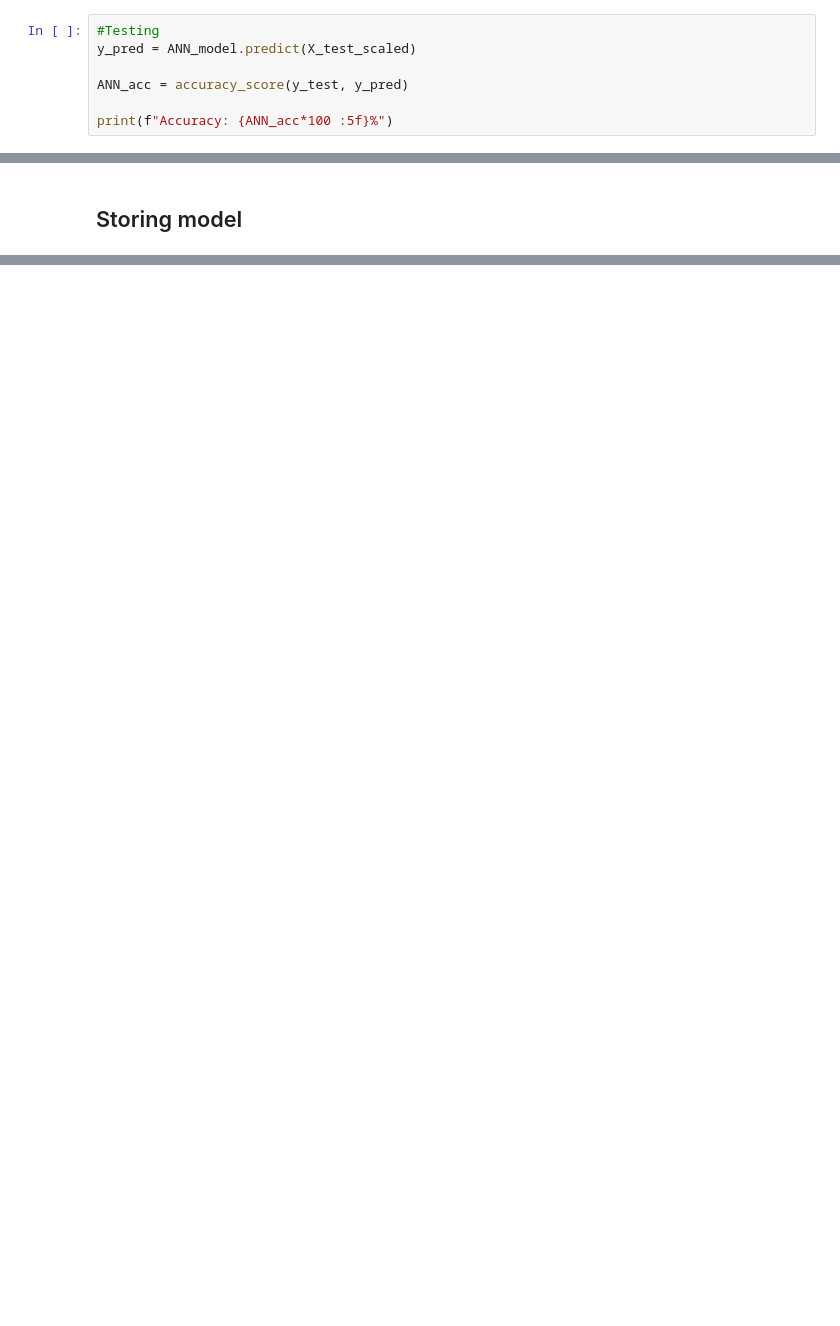
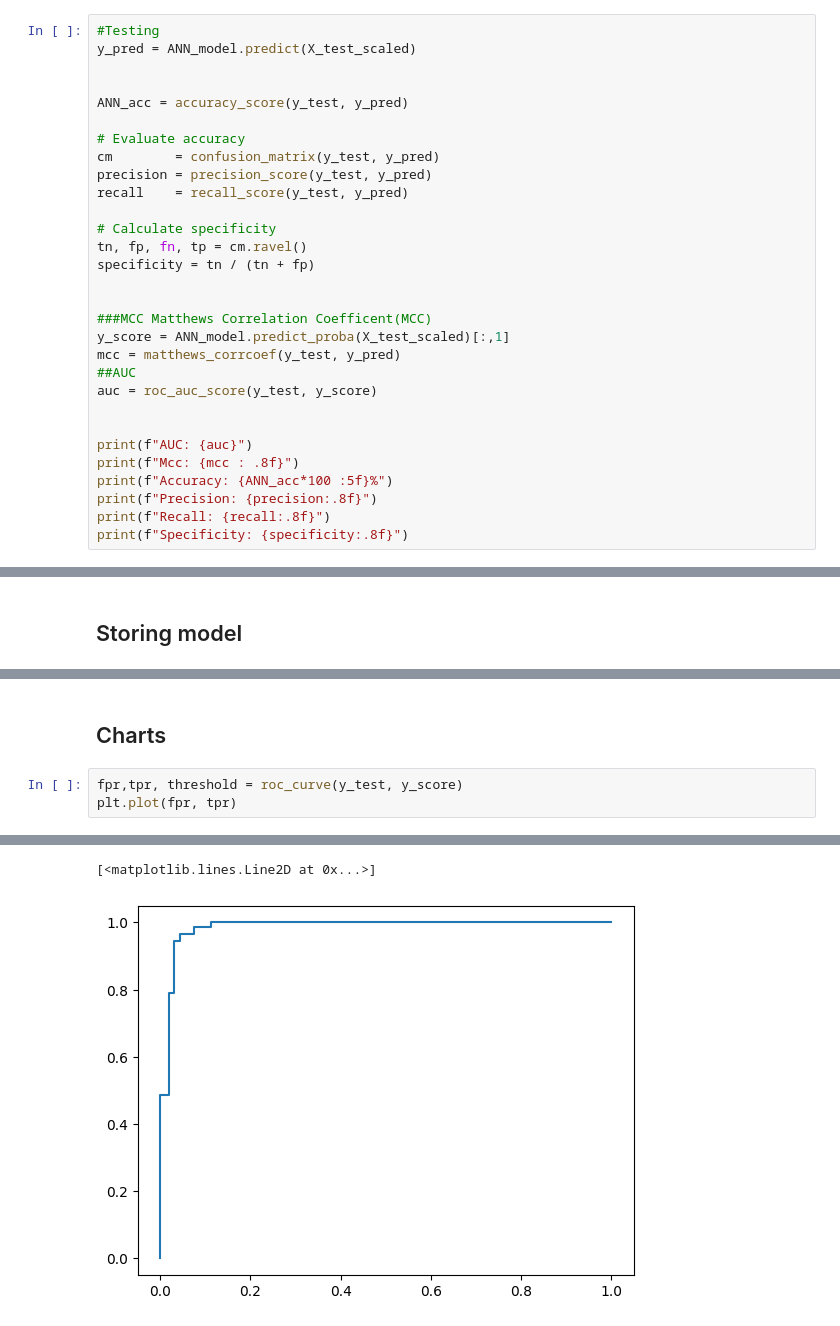
Before and after one commit to RedMarcher/ML-Project, a Jupyter notebook: model/ANN.ipynb, the cells around one changed output, grey strips where cells are left out. Drawn from its saved outputs; the diff is of its cells as text; blank space fills up the shorter version.

```diff
--- a/model/ANN.ipynb
+++ b/model/ANN.ipynb
@@ -70,7 +73,30 @@ MLPClassifier(hidden_layer_sizes=(64, 32), max_iter=1500, random_state=42,
 #Testing
 y_pred = ANN_model.predict(X_test_scaled)
 
+
 ANN_acc = accuracy_score(y_test, y_pred)
 
+# Evaluate accuracy
+cm        = confusion_matrix(y_test, y_pred)
+precision = precision_score(y_test, y_pred)
+recall    = recall_score(y_test, y_pred)
+
+# Calculate specificity
+tn, fp, fn, tp = cm.ravel()
+specificity = tn / (tn + fp)
+
+
+###MCC Matthews Correlation Coefficent(MCC)
+y_score = ANN_model.predict_proba(X_test_scaled)[:,1]
+mcc = matthews_corrcoef(y_test, y_pred)
+##AUC
+auc = roc_auc_score(y_test, y_score)
+
+
+print(f"AUC: {auc}")
+print(f"Mcc: {mcc : .8f}")
 print(f"Accuracy: {ANN_acc*100 :5f}%")
+print(f"Precision: {precision:.8f}")
+print(f"Recall: {recall:.8f}")
+print(f"Specificity: {specificity:.8f}")
 # %% [output]
@@ -88,0 +117,6 @@ Name: target, dtype: int64
+# %% [markdown]
+## Charts
+# %%
+fpr,tpr, threshold = roc_curve(y_test, y_score)
+plt.plot(fpr, tpr)
+# %% [output]
@@ -88,0 +140,2 @@ Name: target, dtype: int64
+[<matplotlib.lines.Line2D at 0x...>]
+[figure, added]
```
Also changed, not shown: parts of 6 cells of this notebook, 5 other files.
